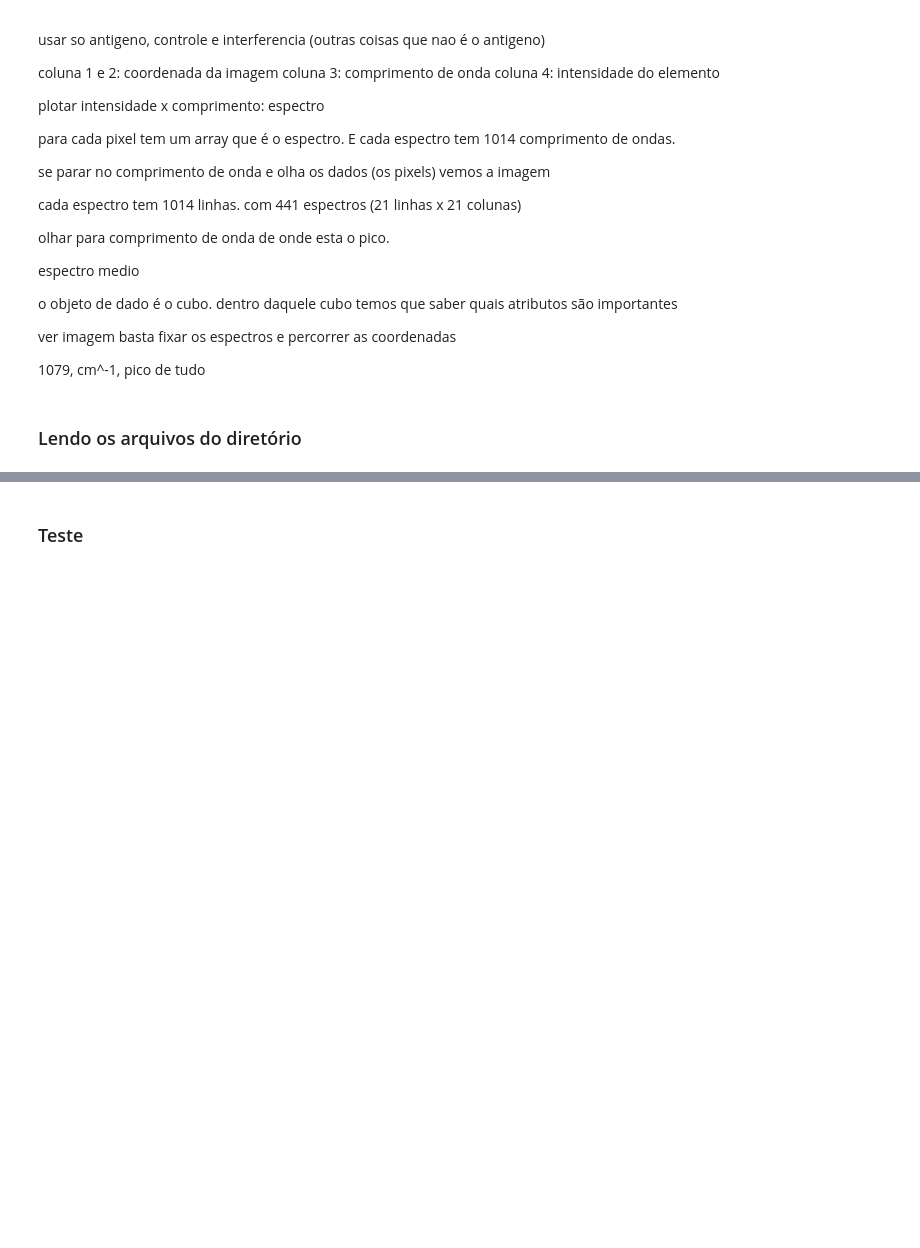
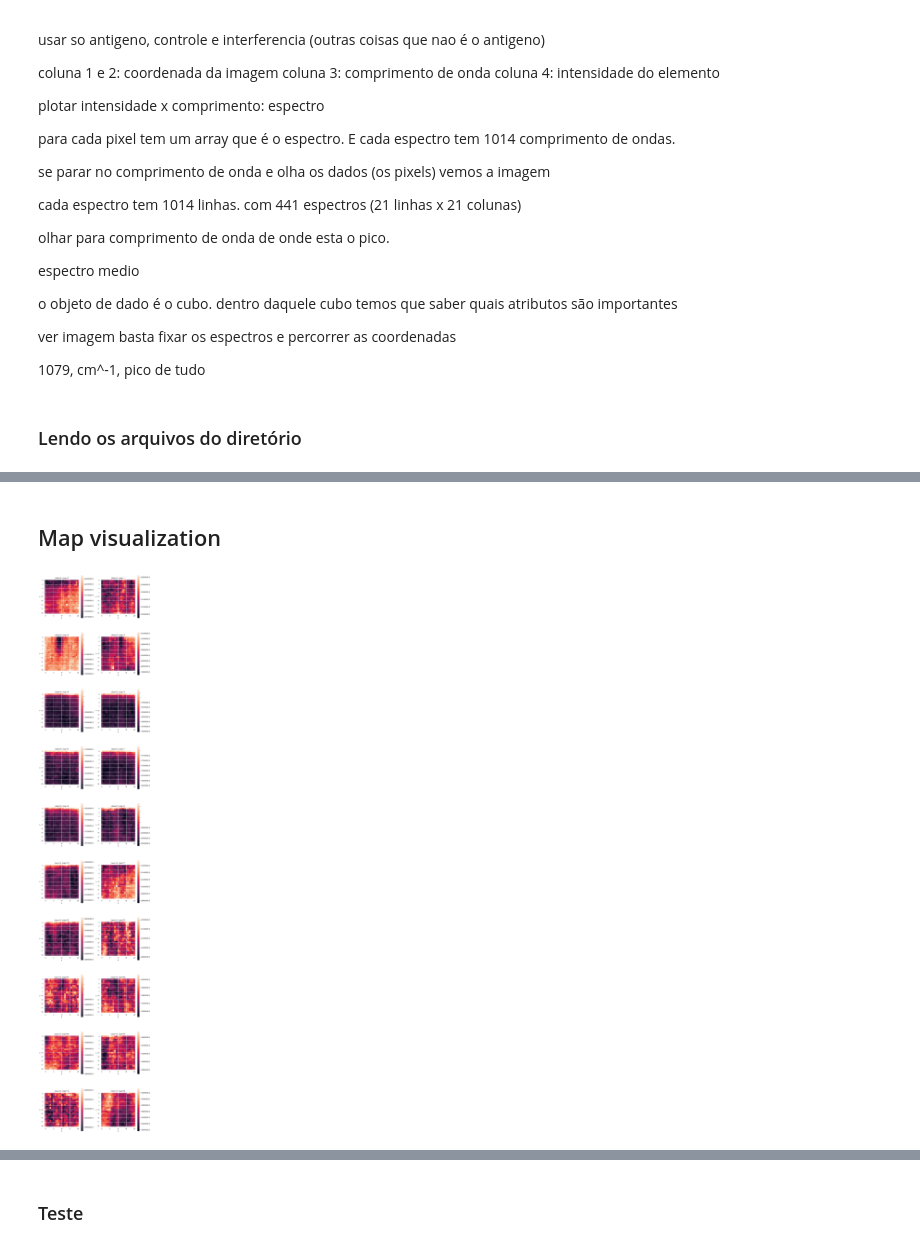
Before and after one commit to lucasvoltera/ic-sensors, a Jupyter notebook: sers.ipynb, the cells around one changed output, grey strips where cells are left out. Cells and saved outputs as stored; diff of their text form; code cells hidden in the pictures; blank space fills up the shorter version.

```diff
--- a/sers.ipynb
+++ b/sers.ipynb
@@ -255,0 +420,53 @@ plotSersSignal(waveWithInterfering)
+# %% [markdown]
+## Map visualization
+# %%
+import math
+from matplotlib.ticker import FuncFormatter
+
+def plotSERSMaps(df, dim, target_class):
+    unique_maps = df.loc[df['target'] == target_class, 'map'].unique()
+
+    n_rows = math.ceil(len(unique_maps) / 2)  # Number of rows in the subplot grid
+    n_cols = 2  # Number of columns in the subplot grid (set to 2 for 2 maps per row)
+
+    figsize = (10, 5 * n_rows)  # Adjust the figure size based on the number of rows
+
+    fig, axes = plt.subplots(nrows=n_rows, ncols=n_cols, figsize=figsize)
+    axes = axes.flatten()  # Flatten the 2D axes array into a 1D array
+
+    fs_ticklabels = 10  # Define the font size for tick labels
+    fs_axeslabels = 12  # Define the font size for axes labels
+
+    for i, mp in enumerate(unique_maps):
+        ax = axes[i]  # Get the corresponding subplot for the map
+        subset = df.loc[(df['target'] == target_class) & (df['map'] == mp)]
+
+        if subset.empty:
+            ax.axis('off')  # Hide the empty subplot if there is no data
+            continue
+
+        mi = subset.iloc[:, :-5].sum(axis=1).values.reshape(dim, dim)  # Modify this line based on your desired pixel calculation
+
+        im = ax.imshow(mi)
+        ax.set_title(f'class={target_class}, map={mp}')
+        cb = plt.colorbar(im, shrink=0.825, ax=ax)
+        ax.set_xticklabels(ax.get_xticks(), size=fs_ticklabels)
+        ax.set_yticklabels(ax.get_yticks(), size=fs_ticklabels)
+        ax.set_xlabel('x', fontsize=fs_axeslabels)
+        ax.set_ylabel('y', fontsize=fs_axeslabels)
+        ax.xaxis.set_major_formatter(FuncFormatter(lambda x, _: int(x)))
+        ax.yaxis.set_major_formatter(FuncFormatter(lambda x, _: int(x)))
+        cb.ax.set_yticklabels(cb.ax.get_yticks(), fontsize=fs_axeslabels)
+
+    # Hide any extra subplots if the number of maps is not a multiple of 2
+    for j in range(len(unique_maps), n_rows * n_cols):
+        axes[j].axis('off')
+
+    plt.tight_layout()
+    plt.show()
+
+
+dim = 21  # Define the number of pixels per row/column
+plotSERSMaps(raw_data, dim, 0)
+# %% [output]
+[figure, added]
```
Also changed, not shown: parts of 37 cells of this notebook.
